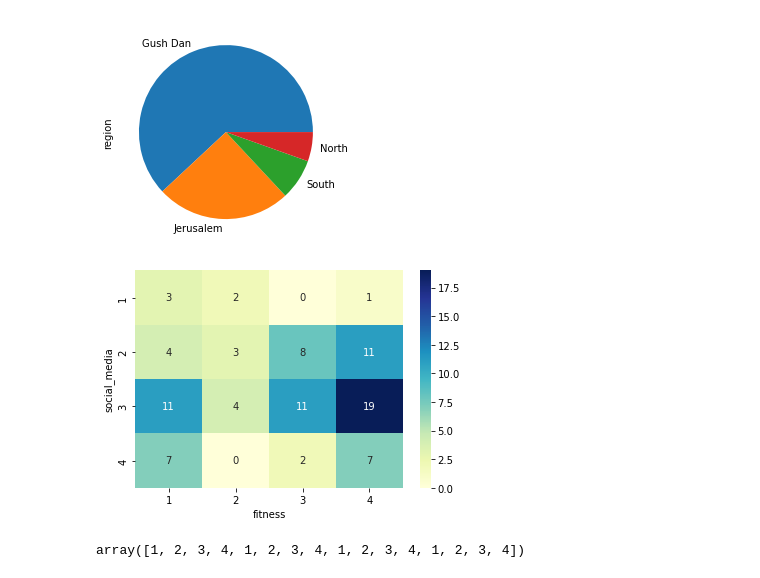
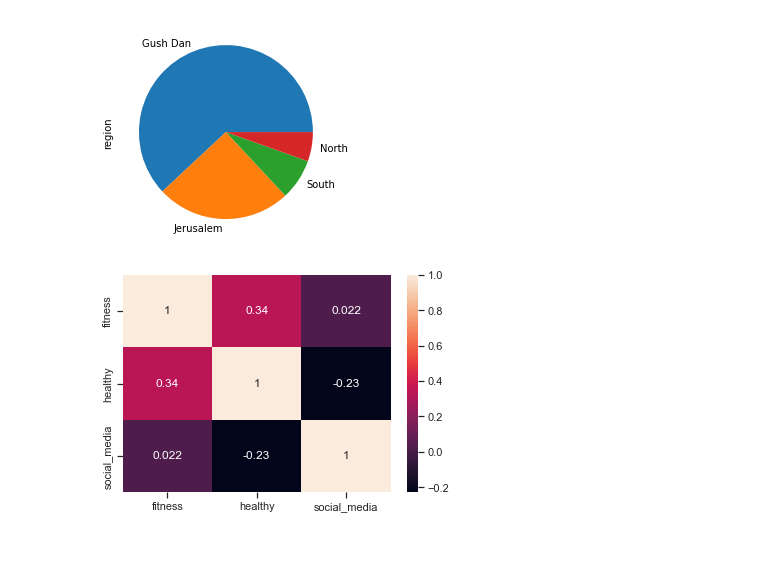
Before and after one commit to miriamdi/kelloggs_survey, a Jupyter notebook: analysis.ipynb, the cells around one changed output. Cells and saved outputs as stored; diff of their text form; code cells hidden in the pictures; blank space fills up the shorter version.

```diff
--- a/analysis.ipynb
+++ b/analysis.ipynb
@@ -90,31 +90,11 @@ df.region.value_counts().plot(kind='pie')
 # %% [output]
 <AxesSubplot:ylabel='region'>
 [figure]
-# %%
-x = np.array(df.social_media)
-y = np.array(df.fitness)
-
-hist, xbins,ybins = np.histogram2d(y,x, bins=range(1,6))
-X,Y = np.meshgrid(xbins[:-1], ybins[:-1])
-X = X[hist != 100]; Y = Y[hist != 100]
-Z = hist[hist != 100]
-
-heat = pd.DataFrame()
-heat['social_media'] = X
-heat['fitness'] = Y
-heat['count'] = Z
-
-heat = heat.pivot("social_media", "fitness", "count")
-ax = sns.heatmap(heat, annot=True, cmap="YlGnBu")
-# %% [output]
-[figure, removed]
-# %%
-x = np.array(df.social_media)
-y = np.array(df.fitness)
-
-hist, xbins,ybins = np.histogram2d(y,x, bins=range(1,6))
-X,Y = np.meshgrid(xbins[:-1], ybins[:-1])
-X = X[hist != 100]; Y = Y[hist != 100]
-X
-# %% [output]
-array([1, 2, 3, 4, 1, 2, 3, 4, 1, 2, 3, 4, 1, 2, 3, 4])
+# %%
+df_corr = df[['fitness', 'healthy', 'social_media']]
+
+corrMatrix = df_corr.corr()
+sns.heatmap(corrMatrix, annot=True)
+plt.show()
+# %% [output]
+[figure, added]
```
